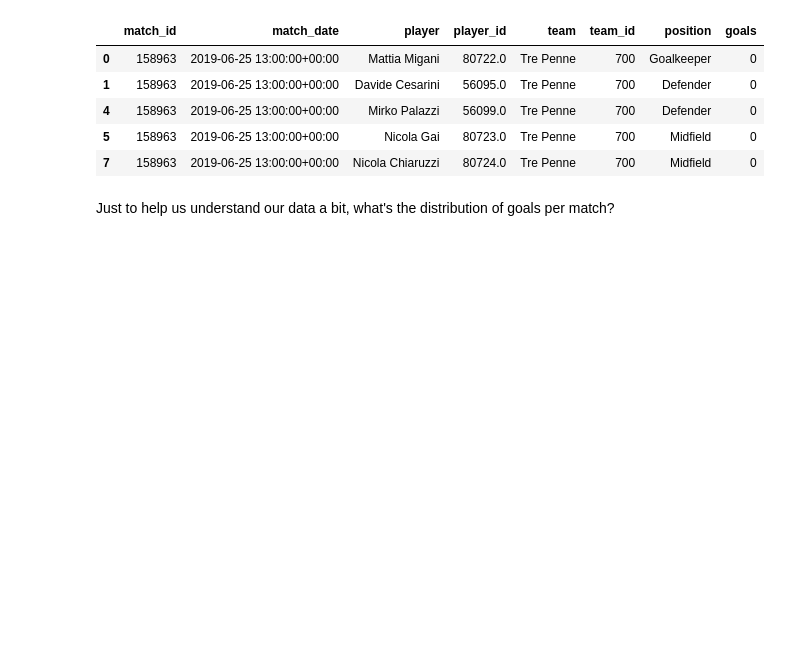
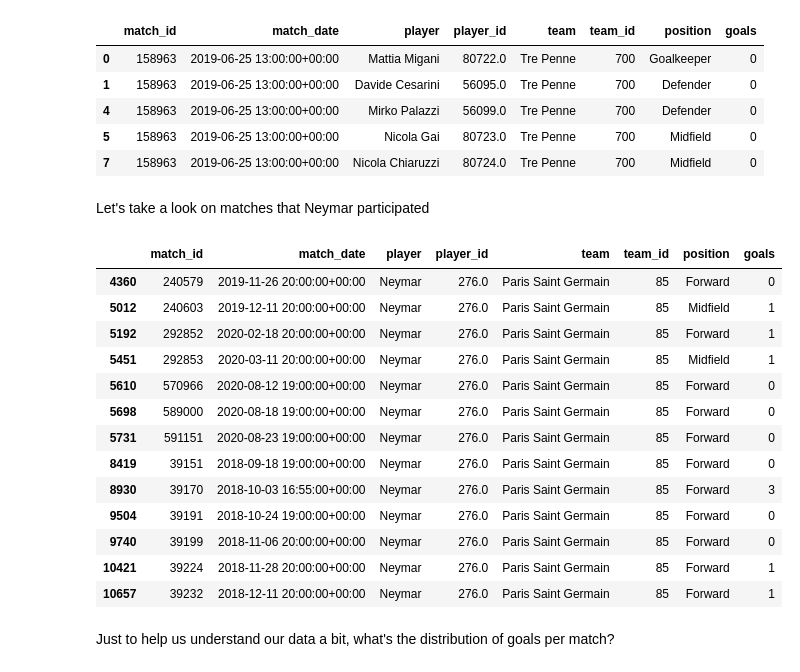
Before and after one commit to rogeriochaves/notebooks, a Jupyter notebook: probabilistic/Goal Probability Analysis.ipynb, the cells around one changed output. Cells and saved outputs as stored; diff of their text form; code cells hidden in the pictures; blank space fills up the shorter version.

```diff
--- a/probabilistic/Goal Probability Analysis.ipynb
+++ b/probabilistic/Goal Probability Analysis.ipynb
@@ -21,6 +21,25 @@ df.head()
 | 4 | 158963 | 2019-06-25 13:00:00+00:00 | Mirko Palazzi | 56099.0 | Tre Penne | 700 | Defender | 0 |
 | 5 | 158963 | 2019-06-25 13:00:00+00:00 | Nicola Gai | 80723.0 | Tre Penne | 700 | Midfield | 0 |
 | 7 | 158963 | 2019-06-25 13:00:00+00:00 | Nicola Chiaruzzi | 80724.0 | Tre Penne | 700 | Midfield | 0 |
+# %% [markdown]
+Let's take a look on matches that Neymar participated
+# %%
+df[df['player'] == 'Neymar']
+# %% [output]
+|  | match_id | match_date | player | player_id | team | team_id | position | goals |
+| 4360 | 240579 | 2019-11-26 20:00:00+00:00 | Neymar | 276.0 | Paris Saint Germain | 85 | Forward | 0 |
+| 5012 | 240603 | 2019-12-11 20:00:00+00:00 | Neymar | 276.0 | Paris Saint Germain | 85 | Midfield | 1 |
+| 5192 | 292852 | 2020-02-18 20:00:00+00:00 | Neymar | 276.0 | Paris Saint Germain | 85 | Forward | 1 |
+| 5451 | 292853 | 2020-03-11 20:00:00+00:00 | Neymar | 276.0 | Paris Saint Germain | 85 | Midfield | 1 |
+| 5610 | 570966 | 2020-08-12 19:00:00+00:00 | Neymar | 276.0 | Paris Saint Germain | 85 | Forward | 0 |
+| 5698 | 589000 | 2020-08-18 19:00:00+00:00 | Neymar | 276.0 | Paris Saint Germain | 85 | Forward | 0 |
+| 5731 | 591151 | 2020-08-23 19:00:00+00:00 | Neymar | 276.0 | Paris Saint Germain | 85 | Forward | 0 |
+| 8419 | 39151 | 2018-09-18 19:00:00+00:00 | Neymar | 276.0 | Paris Saint Germain | 85 | Forward | 0 |
+| 8930 | 39170 | 2018-10-03 16:55:00+00:00 | Neymar | 276.0 | Paris Saint Germain | 85 | Forward | 3 |
+| 9504 | 39191 | 2018-10-24 19:00:00+00:00 | Neymar | 276.0 | Paris Saint Germain | 85 | Forward | 0 |
+| 9740 | 39199 | 2018-11-06 20:00:00+00:00 | Neymar | 276.0 | Paris Saint Germain | 85 | Forward | 0 |
+| 10421 | 39224 | 2018-11-28 20:00:00+00:00 | Neymar | 276.0 | Paris Saint Germain | 85 | Forward | 1 |
+| 10657 | 39232 | 2018-12-11 20:00:00+00:00 | Neymar | 276.0 | Paris Saint Germain | 85 | Forward | 1 |
 # %% [markdown]
 Just to help us understand our data a bit, what's the distribution of goals per match?
 # %%
```
Also changed, not shown: parts of 21 cells of this notebook, 4 other files.
